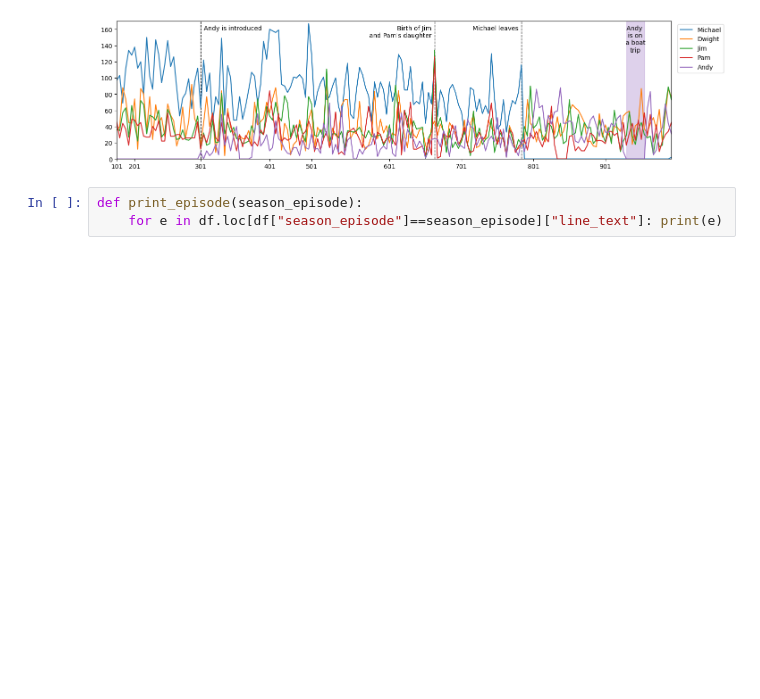
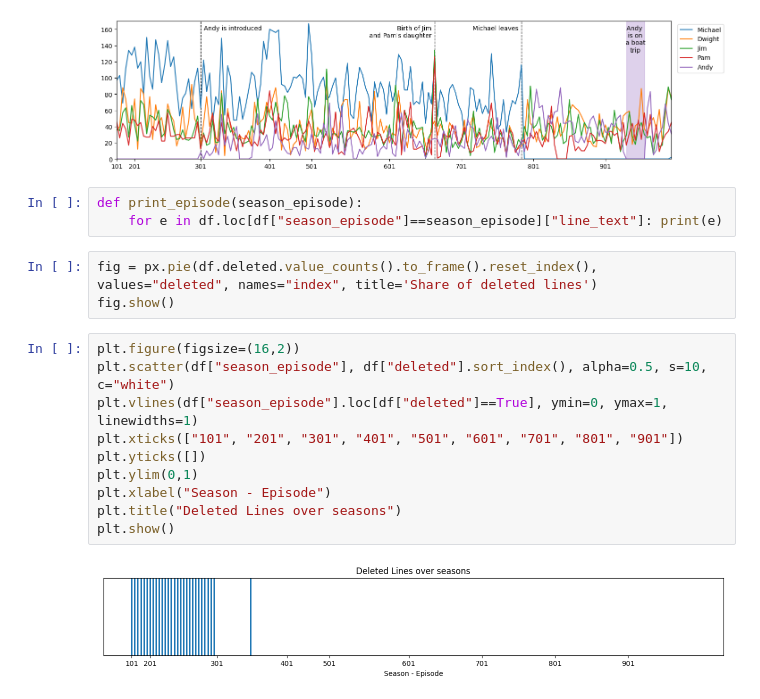
Before and after one commit to timo282/NLP-The-Office, a Jupyter notebook: notebooks/data_exploration.ipynb, the cells around one changed output. Saved outputs shown, nothing was run; the diff lists cells and outputs as text; blank space fills up the shorter version.

Commit message:
Adds deleted scenes graph

```diff
--- a/notebooks/data_exploration.ipynb
+++ b/notebooks/data_exploration.ipynb
@@ -143,3 +146,18 @@ plt.show()
 # %%
 def print_episode(season_episode):
     for e in df.loc[df["season_episode"]==season_episode]["line_text"]: print(e)
+# %%
+fig = px.pie(df.deleted.value_counts().to_frame().reset_index(), values="deleted", names="index", title='Share of deleted lines')
+fig.show()
+# %%
+plt.figure(figsize=(16,2))
+plt.scatter(df["season_episode"], df["deleted"].sort_index(), alpha=0.5, s=10, c="white")
+plt.vlines(df["season_episode"].loc[df["deleted"]==True], ymin=0, ymax=1, linewidths=1)
+plt.xticks(["101", "201", "301", "401", "501", "601", "701", "801", "901"])
+plt.yticks([])
+plt.ylim(0,1)
+plt.xlabel("Season - Episode")
+plt.title("Deleted Lines over seasons")
+plt.show()
+# %% [output]
+[figure, added]
```
Also changed, not shown: parts of 2 cells of this notebook.
